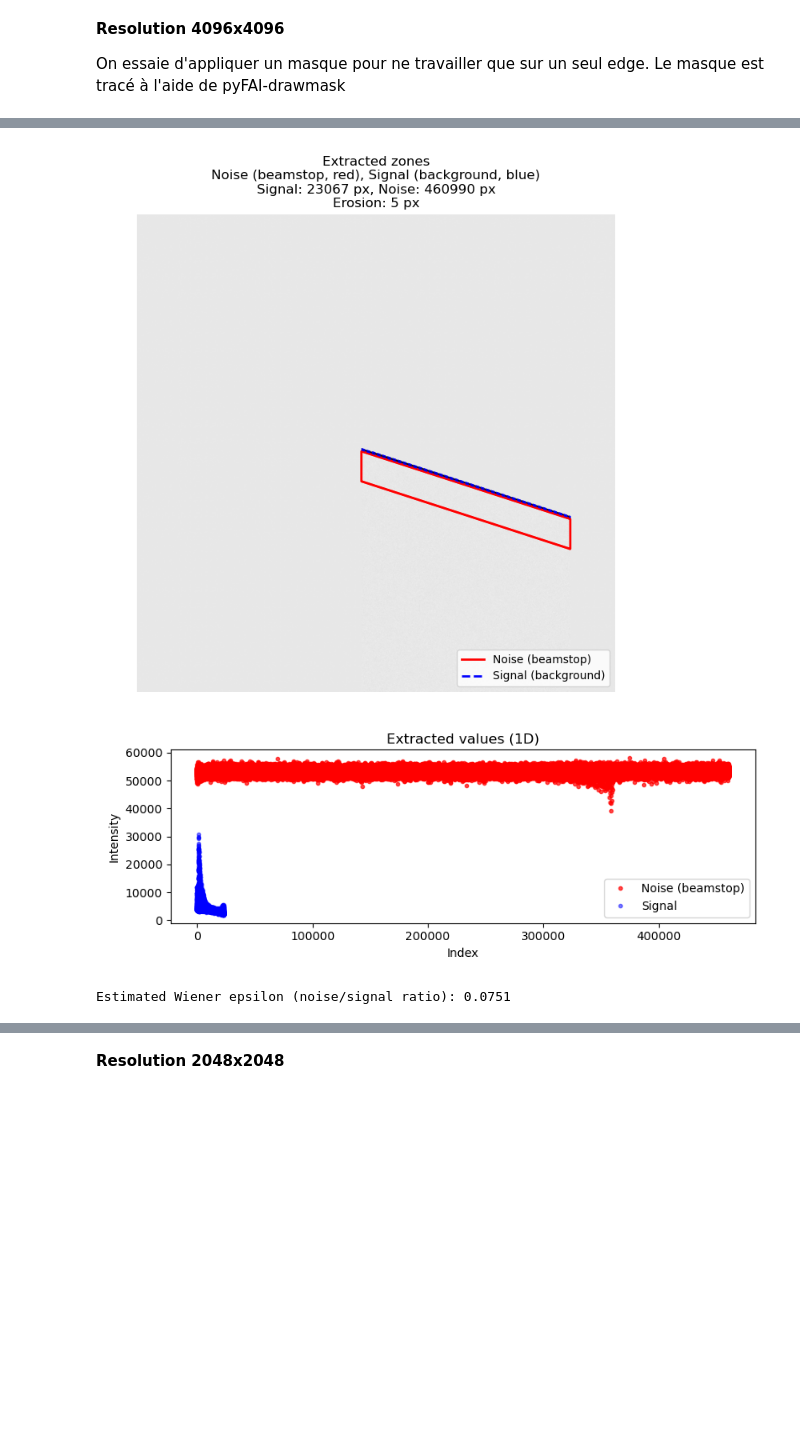
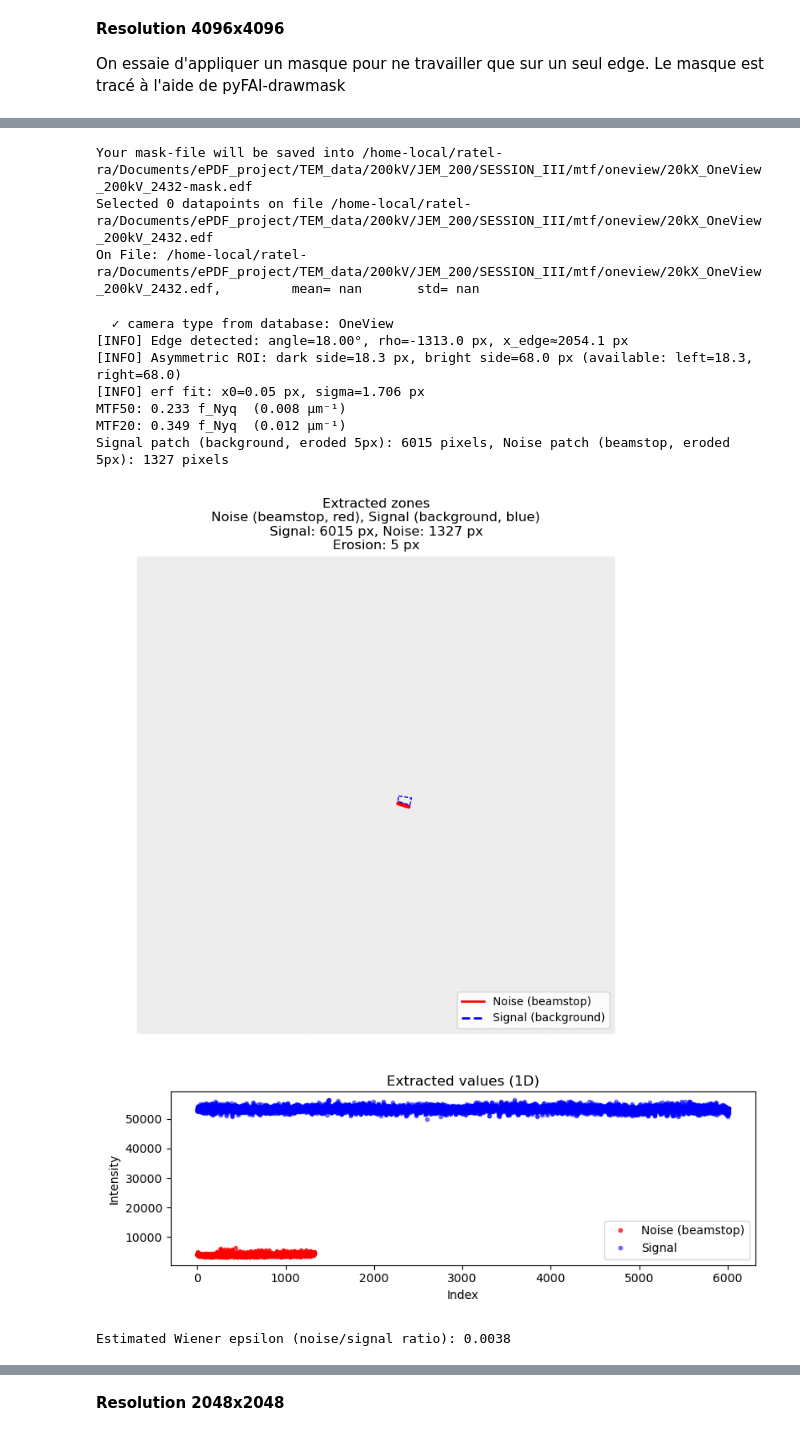
Before and after one commit to nicoratel/ePDFsuite, a Jupyter notebook: notebooks/MTF_determination.ipynb, the cells around one changed output, grey strips where cells are left out. Cells and saved outputs as stored; diff of their text form; code cells hidden in the pictures; blank space fills up the shorter version.

```diff
--- a/notebooks/MTF_determination.ipynb
+++ b/notebooks/MTF_determination.ipynb
@@ -24,8 +24,9 @@ for file in files:
 
 On essaie d'appliquer un masque pour ne travailler que sur un seul edge. Le masque est tracé à l'aide de pyFAI-drawmask
 # %%
-from epdfsuite.utilities import compute_mtf_slanted_edge
+from epdfsuite.utilities import compute_mtf_slanted_edge, draw_mask
 outputfile=outputpath+'/oneview_4k_slanted.mtf'
+draw_mask(files[0] )
 maskfile = '/home-local/ratel-ra/Documents/ePDF_project/TEM_data/200kV/JEM_200/SESSION_III/mtf/oneview/mask_oneview_4k.edf'
 freq, mtf = compute_mtf_slanted_edge(
     files[0],
@@ -43,3 +51,13 @@ Signal patch (background, eroded 5px): 23067 pixels, Noise patch (beamstop, erod
+Your mask-file will be saved into /home-local/ratel-ra/Documents/ePDF_project/TEM_data/200kV/JEM_200/SESSION_III/mtf/oneview/20kX_OneView_200kV_2432-mask.edf
+Selected 0 datapoints on file /home-local/ratel-ra/Documents/ePDF_project/TEM_data/200kV/JEM_200/SESSION_III/mtf/oneview/20kX_OneView_200kV_2432.edf
+On File: /home-local/ratel-ra/Documents/ePDF_project/TEM_data/200kV/JEM_200/SESSION_III/mtf/oneview/20kX_OneView_200kV_2432.edf,         mean= nan       std= nan
+  ✓ camera type from database: OneView
+[INFO] Edge detected: angle=18.00°, rho=-1313.0 px, x_edge≈2054.1 px
+[INFO] Asymmetric ROI: dark side=18.3 px, bright side=68.0 px (available: left=18.3, right=68.0)
+[INFO] erf fit: x0=0.05 px, sigma=1.706 px
+MTF50: 0.233 f_Nyq  (0.008 µm⁻¹)
+MTF20: 0.349 f_Nyq  (0.012 µm⁻¹)
+Signal patch (background, eroded 5px): 6015 pixels, Noise patch (beamstop, eroded 5px): 1327 pixels
-[figure, old version]
+[figure, new version]
-[figure, old version]
+[figure, new version]
-Estimated Wiener epsilon (noise/signal ratio): 0.0751
+Estimated Wiener epsilon (noise/signal ratio): 0.0038
```
Also changed, not shown: parts of 10 cells of this notebook, 1 other file.
